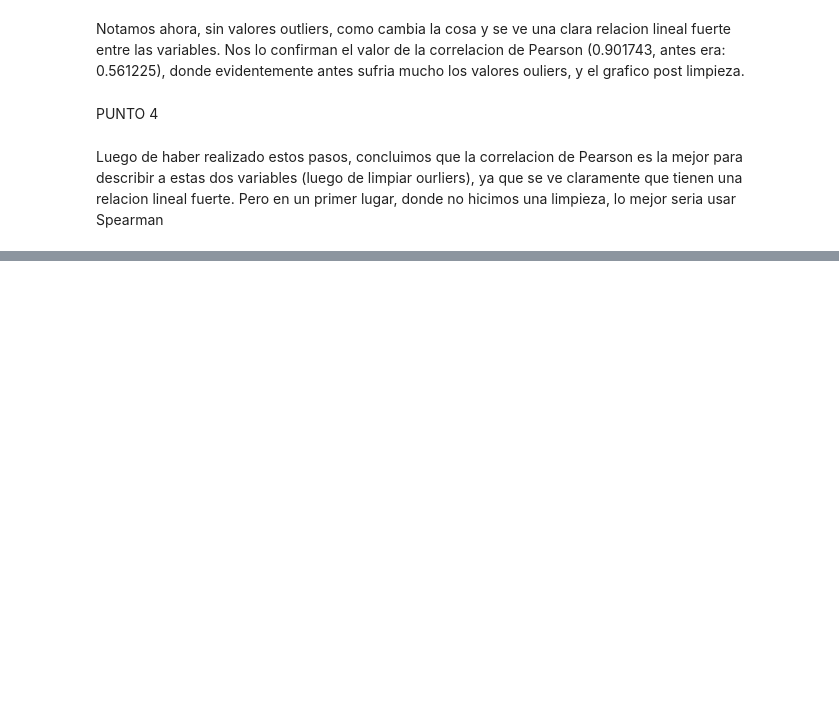
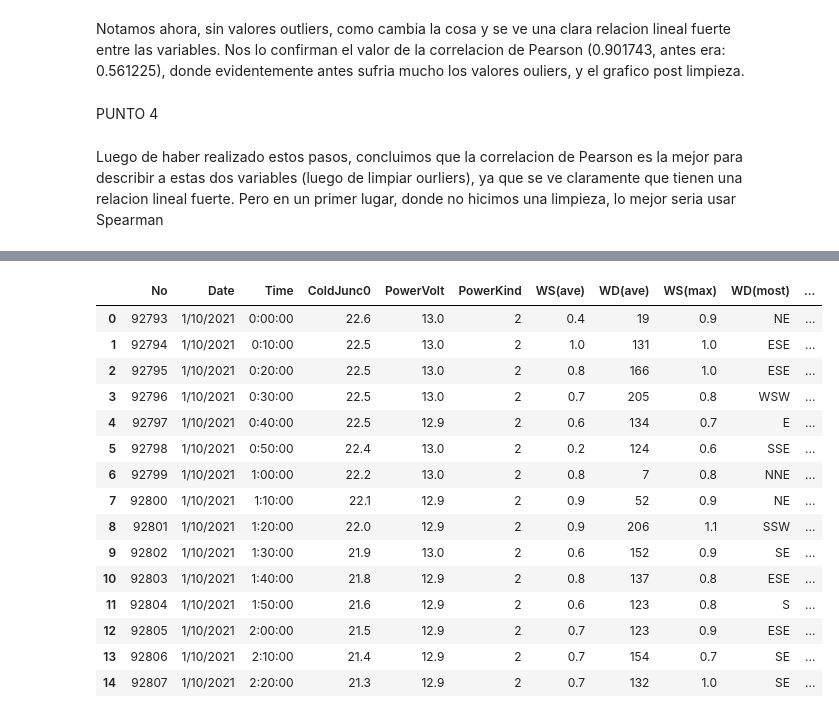
Before and after one commit to winttita/TUIA, a Jupyter notebook: Segundo/Fundamento de Ciencia de Datos/U3 - Medidas de Resumen/practica3.ipynb, the cells around one changed output, grey strips where cells are left out. Cells and saved outputs as stored; diff of their text form; code cells hidden in the pictures; blank space fills up the shorter version.

```diff
--- a/Segundo/Fundamento de Ciencia de Datos/U3 - Medidas de Resumen/practica3.ipynb
+++ b/Segundo/Fundamento de Ciencia de Datos/U3 - Medidas de Resumen/practica3.ipynb
@@ -400,0 +403,3 @@ Luego de haber realizado estos pasos, concluimos que la correlacion de Pearson e
+# %%
+meteorologia = pd.read_csv("datasets/estacion_meteorologica.csv", sep=';', decimal=',')
+meteorologia.info()
@@ -400,0 +424,19 @@ Luego de haber realizado estos pasos, concluimos que la correlacion de Pearson e
+# %%
+meteorologia.head(15)
+# %% [output]
+|  | No | Date | Time | ColdJunc0 | PowerVolt | PowerKind | WS(ave) | WD(ave) | WS(max) | WD(most) | ... |
+| 0 | 92793 | 1/10/2021 | 0:00:00 | 22.6 | 13.0 | 2 | 0.4 | 19 | 0.9 | NE | ... |
+| 1 | 92794 | 1/10/2021 | 0:10:00 | 22.5 | 13.0 | 2 | 1.0 | 131 | 1.0 | ESE | ... |
+| 2 | 92795 | 1/10/2021 | 0:20:00 | 22.5 | 13.0 | 2 | 0.8 | 166 | 1.0 | ESE | ... |
+| 3 | 92796 | 1/10/2021 | 0:30:00 | 22.5 | 13.0 | 2 | 0.7 | 205 | 0.8 | WSW | ... |
+| 4 | 92797 | 1/10/2021 | 0:40:00 | 22.5 | 12.9 | 2 | 0.6 | 134 | 0.7 | E | ... |
+| 5 | 92798 | 1/10/2021 | 0:50:00 | 22.4 | 13.0 | 2 | 0.2 | 124 | 0.6 | SSE | ... |
+| 6 | 92799 | 1/10/2021 | 1:00:00 | 22.2 | 13.0 | 2 | 0.8 | 7 | 0.8 | NNE | ... |
+| 7 | 92800 | 1/10/2021 | 1:10:00 | 22.1 | 12.9 | 2 | 0.9 | 52 | 0.9 | NE | ... |
+| 8 | 92801 | 1/10/2021 | 1:20:00 | 22.0 | 12.9 | 2 | 0.9 | 206 | 1.1 | SSW | ... |
+| 9 | 92802 | 1/10/2021 | 1:30:00 | 21.9 | 13.0 | 2 | 0.6 | 152 | 0.9 | SE | ... |
+| 10 | 92803 | 1/10/2021 | 1:40:00 | 21.8 | 12.9 | 2 | 0.8 | 137 | 0.8 | ESE | ... |
+| 11 | 92804 | 1/10/2021 | 1:50:00 | 21.6 | 12.9 | 2 | 0.6 | 123 | 0.8 | S | ... |
+| 12 | 92805 | 1/10/2021 | 2:00:00 | 21.5 | 12.9 | 2 | 0.7 | 123 | 0.9 | ESE | ... |
+| 13 | 92806 | 1/10/2021 | 2:10:00 | 21.4 | 12.9 | 2 | 0.7 | 154 | 0.7 | SE | ... |
+| 14 | 92807 | 1/10/2021 | 2:20:00 | 21.3 | 12.9 | 2 | 0.7 | 132 | 1.0 | SE | ... |
```
Also changed, not shown: parts of 5 cells of this notebook, 14 other files.
